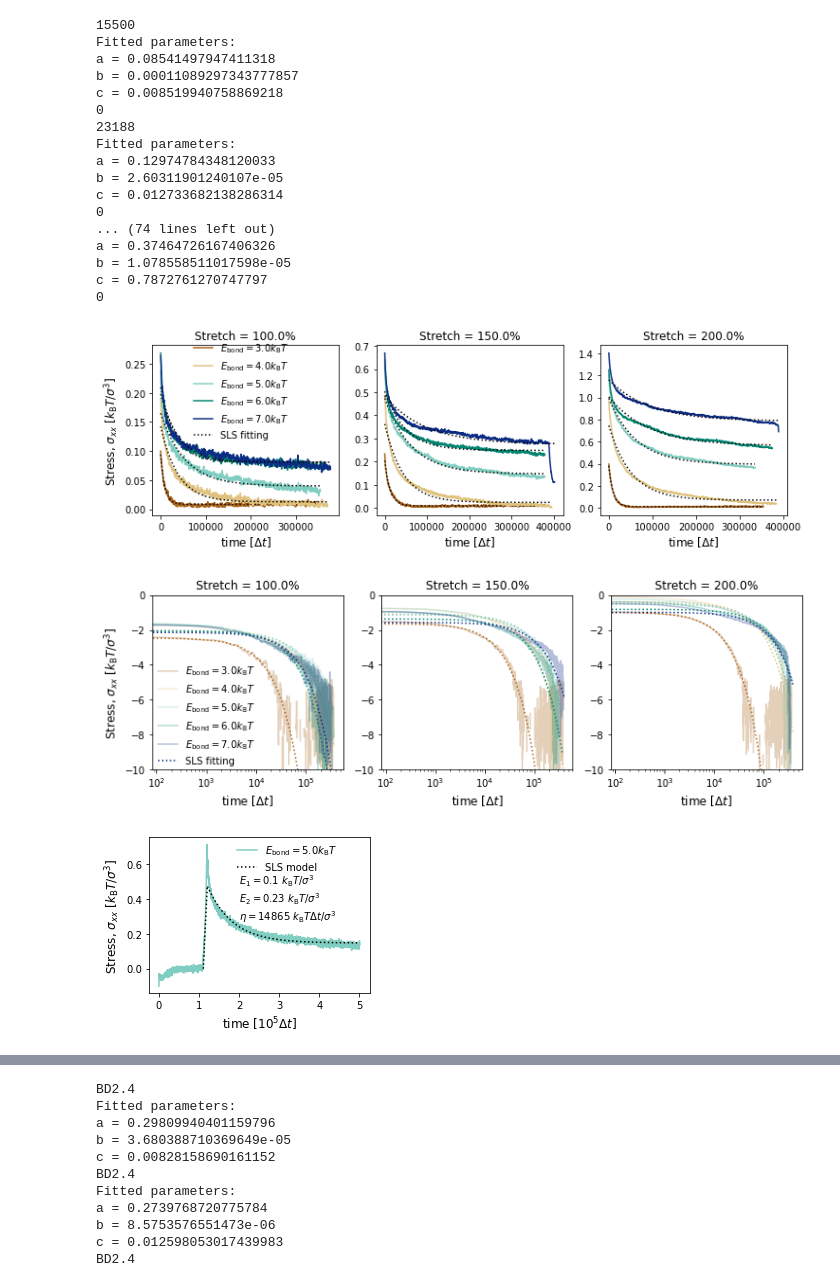
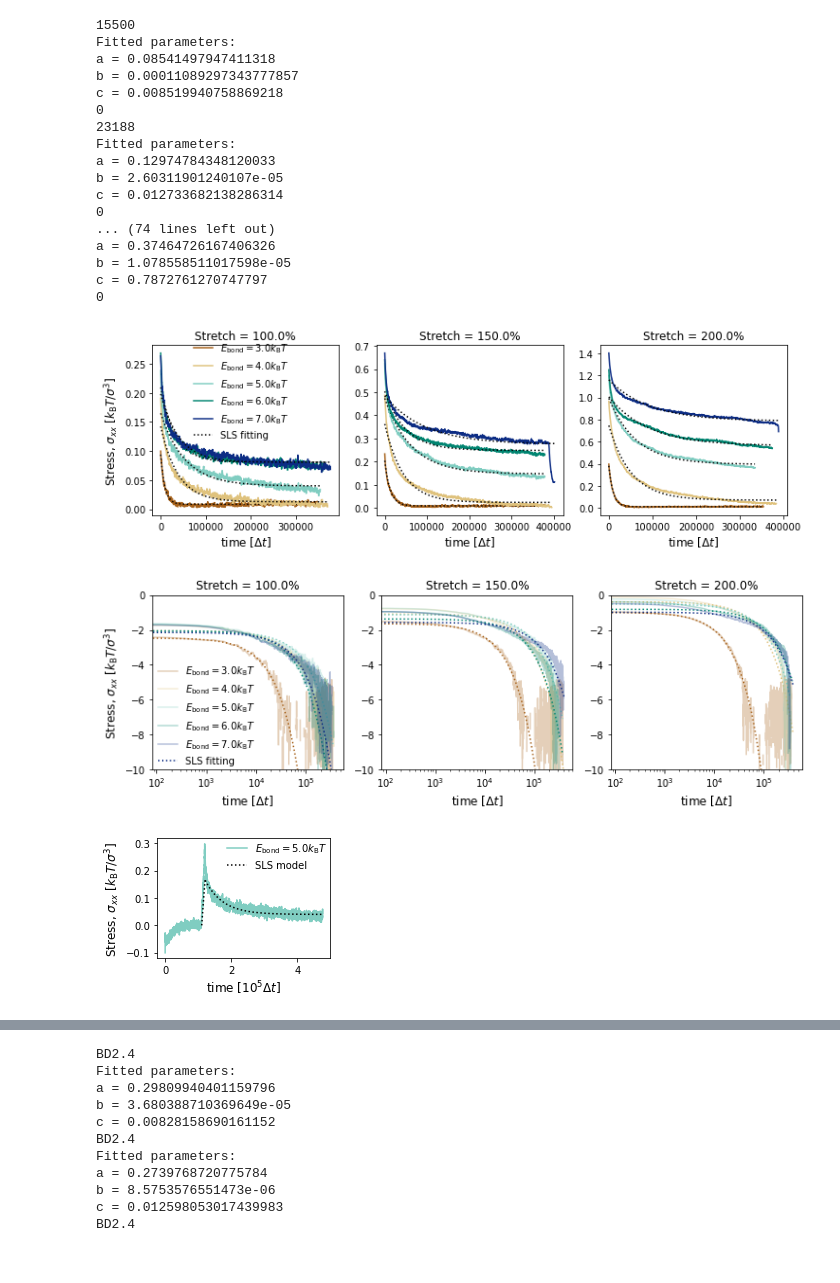
Before and after one commit to Billie1717/CollagenIVProject, a Jupyter notebook: Data_and_Figures/TechnicalProject/Fig_Mechanics/SLS_fittingnoSigmaInf.ipynb, the cells around one changed output, grey strips where cells are left out. Drawn from its saved outputs; the diff is of its cells as text; code cells hidden in the pictures.

```diff
--- a/Data_and_Figures/TechnicalProject/Fig_Mechanics/SLS_fittingnoSigmaInf.ipynb
+++ b/Data_and_Figures/TechnicalProject/Fig_Mechanics/SLS_fittingnoSigmaInf.ipynb
@@ -75,7 +73,7 @@ clrs3 = ['#c7e9b4','#7fcdbb','#1d91c0','#225ea8','#0c2c84']
 fs = 14
 fig,ax = plt.subplots(1,3,figsize = (12,3.3))
 fig3,ax3 = plt.subplots(1,3,figsize = (12,3.3))
-fig2,ax2 = plt.subplots(1,figsize = (4,3))
+fig2,ax2 = plt.subplots(1,figsize = (3.5,2.5))
 frame = 440
 ChemEngs = "3.0 4.0 5.0 6.0 7.0".split() #3.0 4.0 5.0 6.0 7.0 100.0
 Strain = "72 108 144".split() #72 108 144
@@ -185,14 +183,14 @@ for ss in range(len(Strain)):
             yS_exact.append(r_eps*(E1*t+eta) - eta*r_eps*np.exp(-t*E2/eta))
         #print('eta,E1,E2,sigma_inf',eta,E1,E2,sigma_inf)
         #ax.plot(Time[t_postStretch+push:],StressXFull[t_postStretch+push:],alpha = 0.5,color = clrs[e])
-        if e==2 and ss==1:
+        if e==2 and ss==0:
             ax2.plot(np.divide(Time,10**5),StressXFull,alpha = 1,color = clrs[e],label = r'$E_{\mathrm{bond}} = $'+ChemEngs[e]+r'$k_{\mathrm{B}}T$')
             #ax2.plot(np.add(TimeNew,Time[t_postStretch+push+int(N/2)]),StressXAv,alpha = 1,color = clrs[e],label = r'$E_{\mathrm{bond}} = $'+ChemEngs[e]+r'$k_{\mathrm{B}}T$')
             ax2.plot(np.divide(np.add(TimeNew,Time[t_postStretch+int(N/2)]),10**5),yL_exact,linestyle = ':',color = 'black')
             ax2.plot(np.divide(np.add(t1,Time[t_postStretch]-t1[-1]),10**5),yS_exact,linestyle = ':',color = 'black',label = 'SLS model')
             #ax2.plot(TimePreStretch,StressXAvPreStretch,alpha = 1,color = clrs[e],label = r'$E_{\mathrm{bond}} = $'+ChemEngs[e]+r'$k_{\mathrm{B}}T$')
             text = r'$E_{1} = $'+str(np.round(E1,2))+r'$~k_{\mathrm{B}}T/\sigma^{3}$'+'\n$E_{2} = $'+str(np.round(E2,2))+r'$~k_{\mathrm{B}}T/\sigma^{3}$'+'\n'+'$\eta = $'+str(int(eta))+r'$~k_{\mathrm{B}}T\Delta t/\sigma^{3}$'
-            ax2.text(2,0.28,text)
+            #ax2.text(2,1.05,text)
         ax[ss].plot(TimeNew,StressXAv,alpha = 1,color = clrs[e],label = r'$E_{\mathrm{bond}} = $'+ChemEngs[e]+r'$k_{\mathrm{B}}T$')
         ax3[ss].plot(TimeNew,np.log(np.add(StressXAv,-sigma_inf)),alpha = 0.3,color = clrs[e],label = r'$E_{\mathrm{bond}} = $'+ChemEngs[e]+r'$k_{\mathrm{B}}T$')
         #ax.plot(Time[t_postStretch+int(N/2):-int(N/2)+1],np.ones(len(StressXAv))*sigma_inf,color = clrs[e],linestyle = '--')
@@ -228,37 +226,37 @@ ax3[0].set_ylabel(r"Stress, $\sigma_{xx} ~[k_{\mathrm{B}}T/\sigma^{3}$]",fontsiz
 ax2.set_xlabel(r"time [$10^5\Delta t$]",fontsize =12)
 #ax2.set_xlabel(r"time [$\Delta t$]",fontsize =12)
 ax2.set_ylabel(r"Stress, $\sigma_{xx} ~[k_{\mathrm{B}}T/\sigma^{3}$]",fontsize =12)
-ax2.legend(frameon=False,loc = [0.38,0.75])
+ax2.legend(frameon=False,loc = [0.38,0.7])
 fig2.tight_layout()
 plotname = "SLS_1Fit_moduli_NiceFit.pdf"
 fig2.savefig(plotsdir+plotname)
 
 plotname = "SLS_equilibrium_NiceFit.pdf"
 fig.savefig(plotsdir+plotname)
 
 plotname3 = "SLS_equilibrium_semiLog.pdf"
 fig3.savefig(plotsdir+plotname3)
 # %% [output]
 15500
 Fitted parameters:
 a = 0.08541497947411318
 b = 0.00011089297343777857
 c = 0.008519940758869218
 0
 23188
 Fitted parameters:
 a = 0.12974784348120033
 b = 2.60311901240107e-05
 c = 0.012733682138286314
 0
 ... (74 lines left out)
 a = 0.37464726167406326
 b = 1.078558511017598e-05
 c = 0.7872761270747797
 0
 [figure]
 [figure]
-[figure, old version]
+[figure, new version]
 # %%
 ChemEngsV = [3,4,5,6,7]
 StranLab="100 150 200".split()
```
Also changed, not shown: parts of 3 cells of this notebook, 52 other files.
